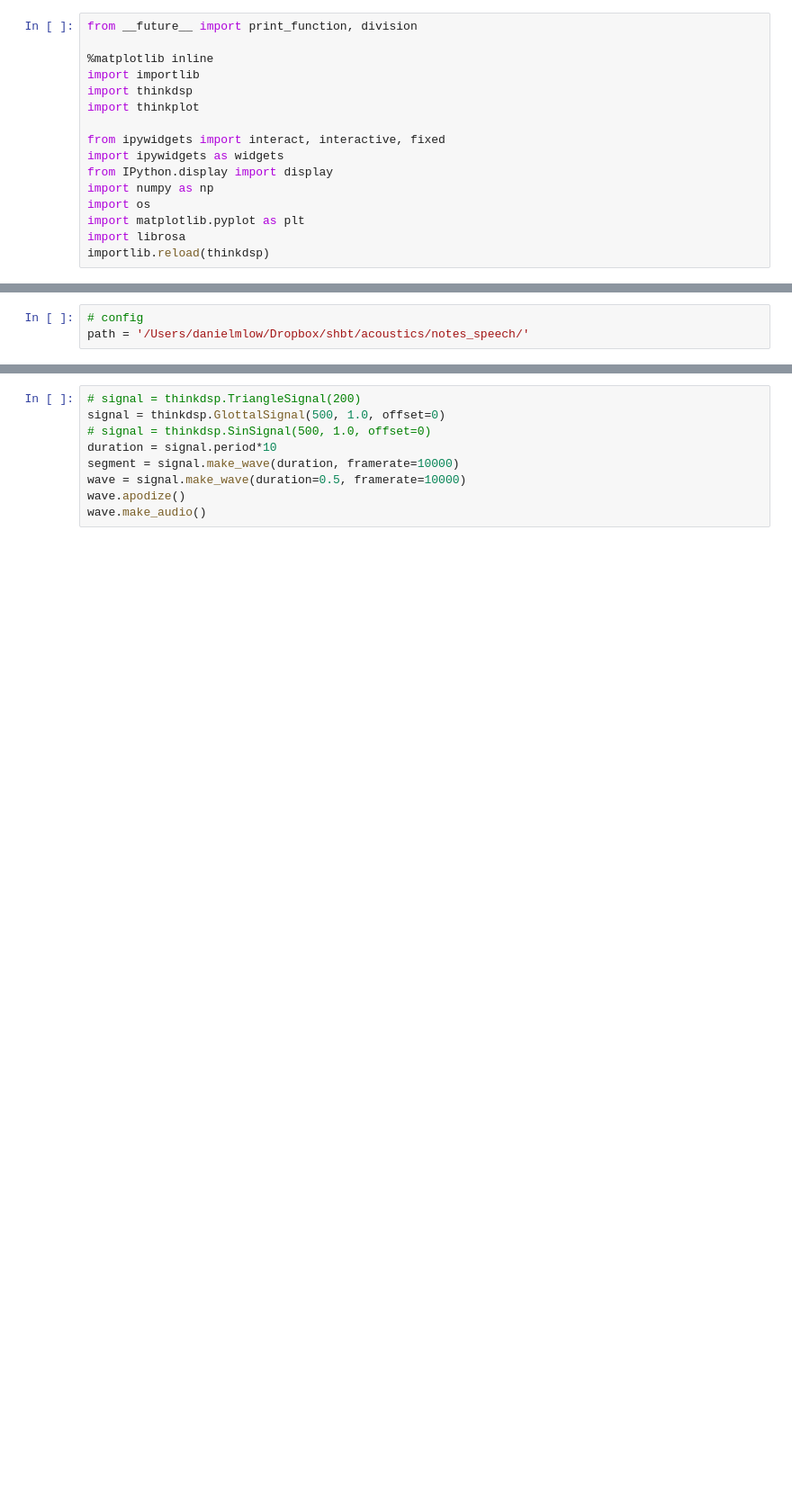
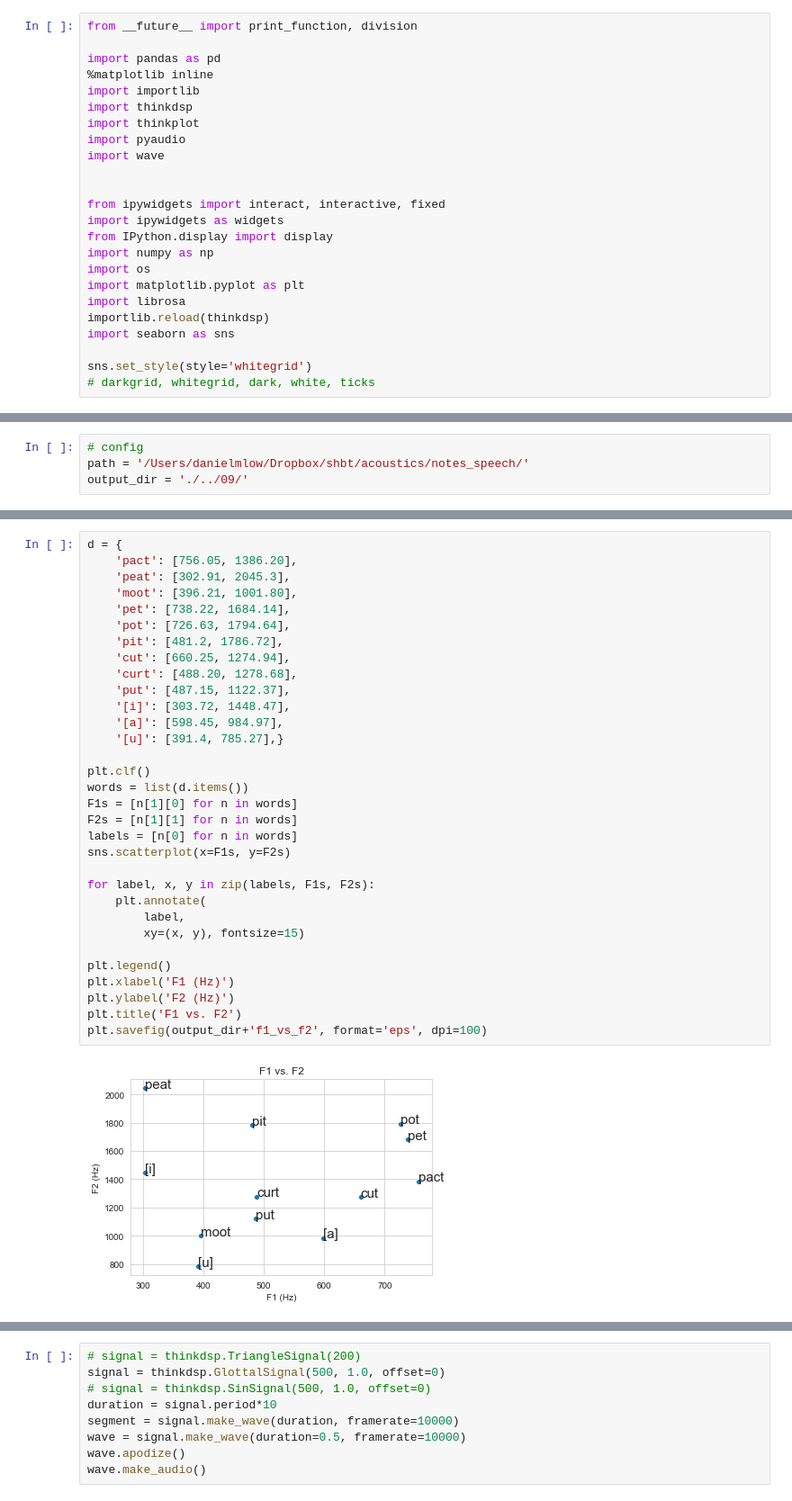
Before and after one commit to danielmlow/notes_speech, a Jupyter notebook: speech_notes.ipynb, the cells around one changed output, grey strips where cells are left out. Shown at 90% size. Cells and saved outputs as stored; diff of their text form; blank space fills up the shorter version.

```diff
--- a/speech_notes.ipynb
+++ b/speech_notes.ipynb
@@ -1,10 +1,14 @@
 # %%
 from __future__ import print_function, division
 
+import pandas as pd
 %matplotlib inline
 import importlib
 import thinkdsp
 import thinkplot
+import pyaudio
+import wave
+
 
 from ipywidgets import interact, interactive, fixed
 import ipywidgets as widgets
@@ -14,3 +18,7 @@ import os
 import matplotlib.pyplot as plt
 import librosa
 importlib.reload(thinkdsp)
+import seaborn as sns
+
+sns.set_style(style='whitegrid')
+# darkgrid, whitegrid, dark, white, ticks
@@ -19,3 +25,4 @@ importlib.reload(thinkdsp)
 # %%
 # config
 path = '/Users/danielmlow/Dropbox/shbt/acoustics/notes_speech/'
+output_dir = './../09/'
@@ -21,0 +71,34 @@ path = '/Users/danielmlow/Dropbox/shbt/acoustics/notes_speech/'
+# %%
+d = {
+    'pact': [756.05, 1386.20],
+    'peat': [302.91, 2045.3],
+    'moot': [396.21, 1001.80],
+    'pet': [738.22, 1684.14],
+    'pot': [726.63, 1794.64],
+    'pit': [481.2, 1786.72],
+    'cut': [660.25, 1274.94],
+    'curt': [488.20, 1278.68],
+    'put': [487.15, 1122.37],
+    '[i]': [303.72, 1448.47],
+    '[a]': [598.45, 984.97],
+    '[u]': [391.4, 785.27],}
+
+plt.clf()
+words = list(d.items())
+F1s = [n[1][0] for n in words]
+F2s = [n[1][1] for n in words]
+labels = [n[0] for n in words]
+sns.scatterplot(x=F1s, y=F2s)
+
+for label, x, y in zip(labels, F1s, F2s):
+    plt.annotate(
+        label,
+        xy=(x, y), fontsize=15)
+
+plt.legend()
+plt.xlabel('F1 (Hz)')
+plt.ylabel('F2 (Hz)')
+plt.title('F1 vs. F2')
+plt.savefig(output_dir+'f1_vs_f2', format='eps', dpi=100)
+# %% [output]
+[figure, added]
```
Also changed, not shown: parts of 12 cells of this notebook, 4 other files.
